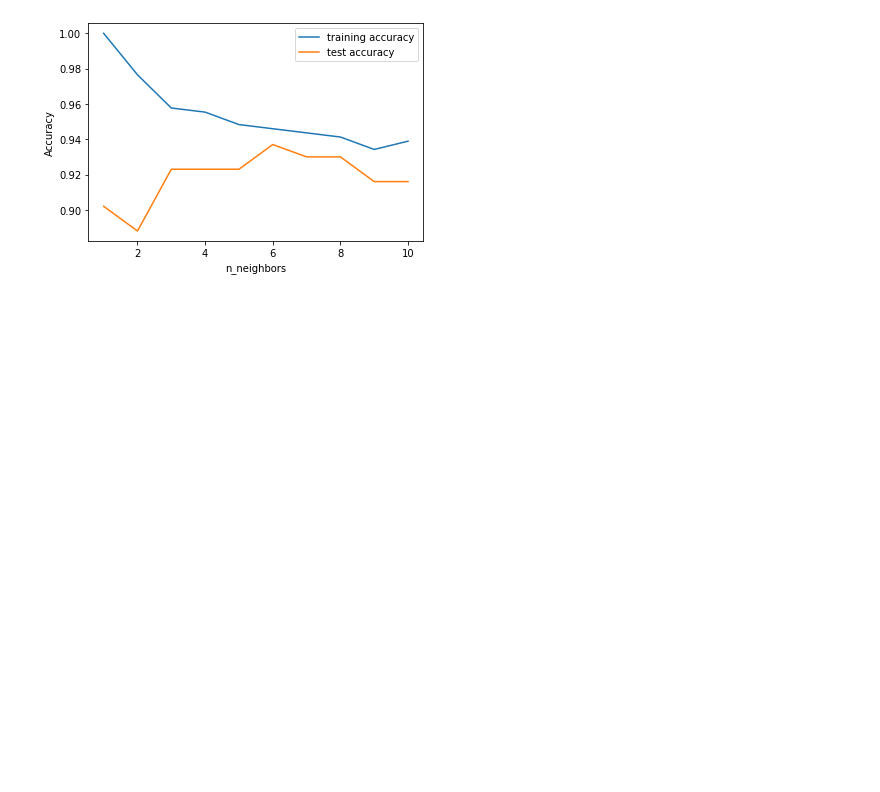
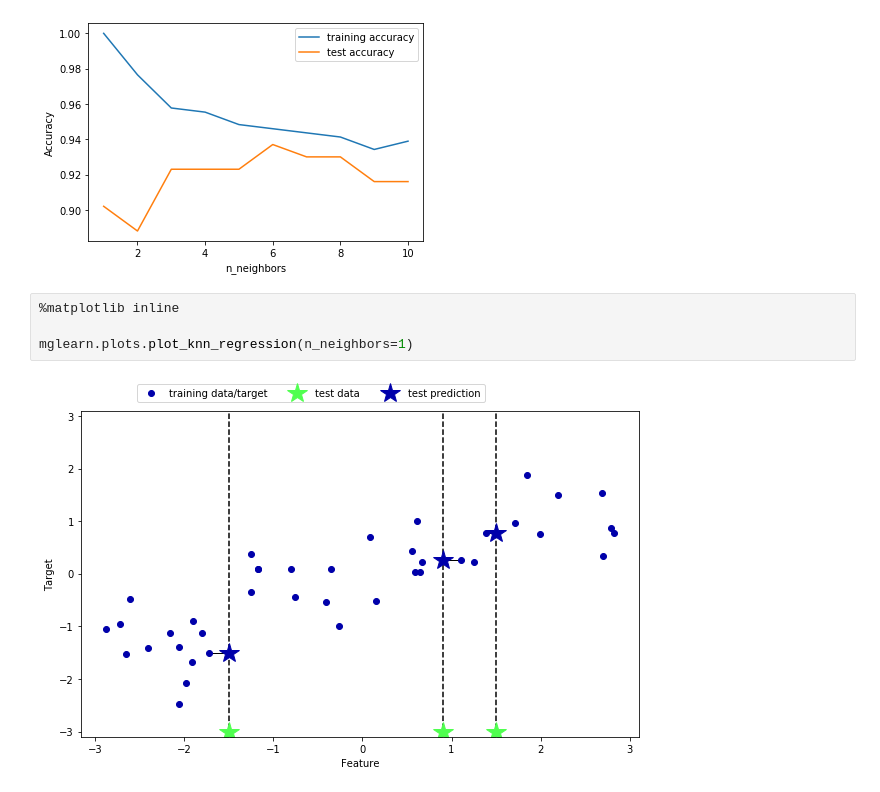
Before and after one commit to jddecarlo/notebooks, a Jupyter notebook: Notebooks/Introduction To Machine Learning With Python/Chapter 2/Supervised Learning.ipynb, the cells around one changed output. Cells and saved outputs as stored; diff of their text form; blank space fills up the shorter version.

```diff
--- a/Notebooks/Introduction To Machine Learning With Python/Chapter 2/Supervised Learning.ipynb
+++ b/Notebooks/Introduction To Machine Learning With Python/Chapter 2/Supervised Learning.ipynb
@@ -147,3 +147,9 @@ plt.legend()
 # %% [output]
 <matplotlib.legend.Legend at 0x...>
 [figure]
+# %%
+%matplotlib inline
+
+mglearn.plots.plot_knn_regression(n_neighbors=1)
+# %% [output]
+[figure, added]
```
Also changed, not shown: parts of 5 cells of this notebook.
